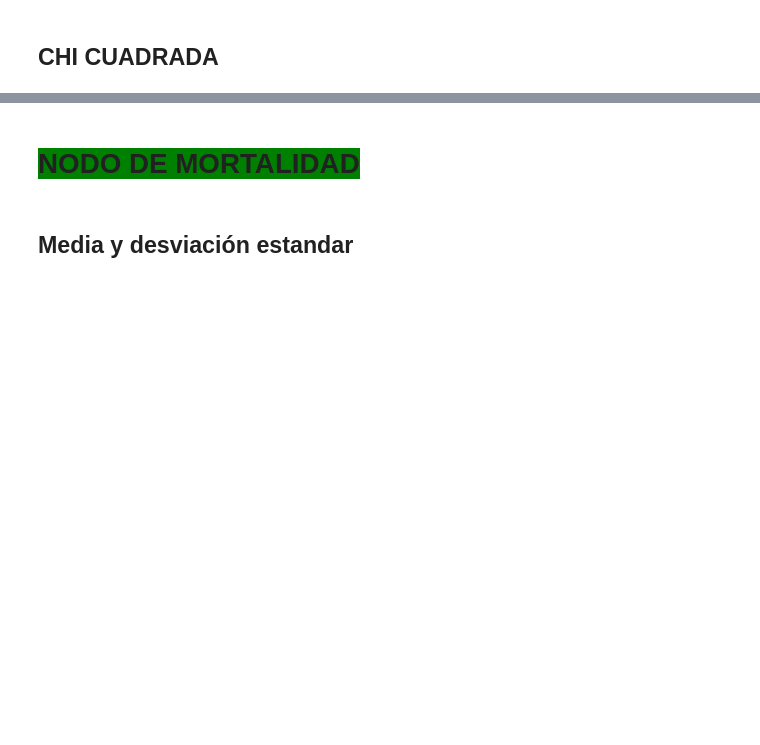
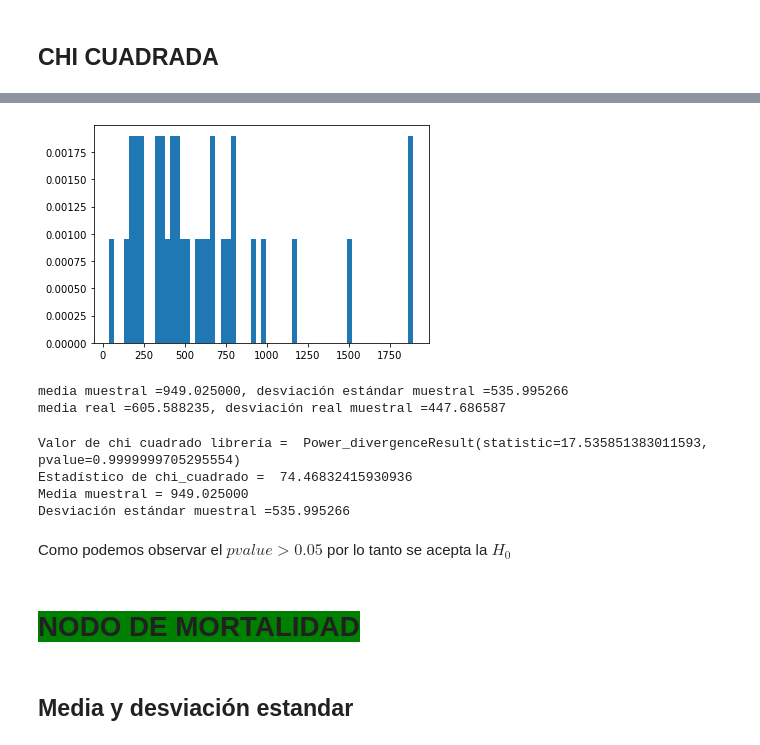
Before and after one commit to BetsyTorres/Proyecto_TorresBetsy_AntonKarla, a Jupyter notebook: Proy_Final.ipynb, the cells around one changed output, grey strips where cells are left out. Drawn from its saved outputs; the diff is of its cells as text; code cells hidden in the pictures; blank space fills up the shorter version.

```diff
--- a/Proy_Final.ipynb
+++ b/Proy_Final.ipynb
@@ -282,17 +329,42 @@ ax.set_xlim(0, 500);
 # %%
-mu_real = u_suic; sigma_real = devest_suic
-N = 34*3 # Cantidad de muestras
-n1 = np.random.normal(mu_real, sigma_real, N)
-J = 90  # Cantidad de particiones del histograma
-[freq, x, _] = plt.hist(n1, J, density=True, color='red')
+J = 60  # Cantidad de particiones del histograma
+[freqs,xs,p]=plt.hist(suicidios.iloc[1:,3],J,density=True)
 plt.show()
 # Se obvia el último valor de x para obtener exactamente J muestras de x
-x = x[:-1]
+xs = xs[:-1]
 
 # Media y desviación estándar muestral
-mu = np.mean(x)
-sigma = np.std(x)
-print('media mu =%f, desviación estándar muestral =%f'%(mu,sigma))
+mus = np.mean(xs)
+sigmas = np.std(xs)
+print('media muestral =%f, desviación estándar muestral =%f'%(mus,sigmas))
+print('media real =%f, desviación real muestral =%f'%(suicidios.iloc[1:,3].mean(),suicidios.iloc[1:,3].std()))
+# %% [output]
+[figure, added]
+media muestral =949.025000, desviación estándar muestral =535.995266
+media real =605.588235, desviación real muestral =447.686587
+# %%
+pi = st.mielke.pdf(xs,para_suicidios[0], para_suicidios[1],para_suicidios[2], para_suicidios[3])
+# Cálculo de la esperanza usando la expresión teórica
+Ei = xs*pi
+
+# Cálculo usando la librería estadística de la chi cuadrada
+Xs = st.chisquare(freqs,Ei)
+print('Valor de chi cuadrado librería = ',Xs)
+
+# Cálculo de Grados de libertad del estadístico
+p = 3 # Parámetros estimados con los datos
+m = J-p-1 # grados de libertad
+
+Chi_est2 = st.chi2.ppf(q = 0.95,df=m)
+print('Estadístico de chi_cuadrado = ',Chi_est2)
+print('Media muestral = %f \nDesviación estándar muestral =%f '%(mus,sigmas))
+# %% [output]
+Valor de chi cuadrado librería =  Power_divergenceResult(statistic=17.535851383011593, pvalue=0.9999999705295554)
+Estadístico de chi_cuadrado =  74.46832415930936
+Media muestral = 949.025000
+Desviación estándar muestral =535.995266
+# %% [markdown]
+Como podemos observar el $p value>0.05$ por lo tanto se acepta la $H_0$
 # %% [markdown]
 # <span style="background-color: green">NODO DE MORTALIDAD
 # %% [markdown]
```
Also changed, not shown: parts of 15 cells of this notebook.
